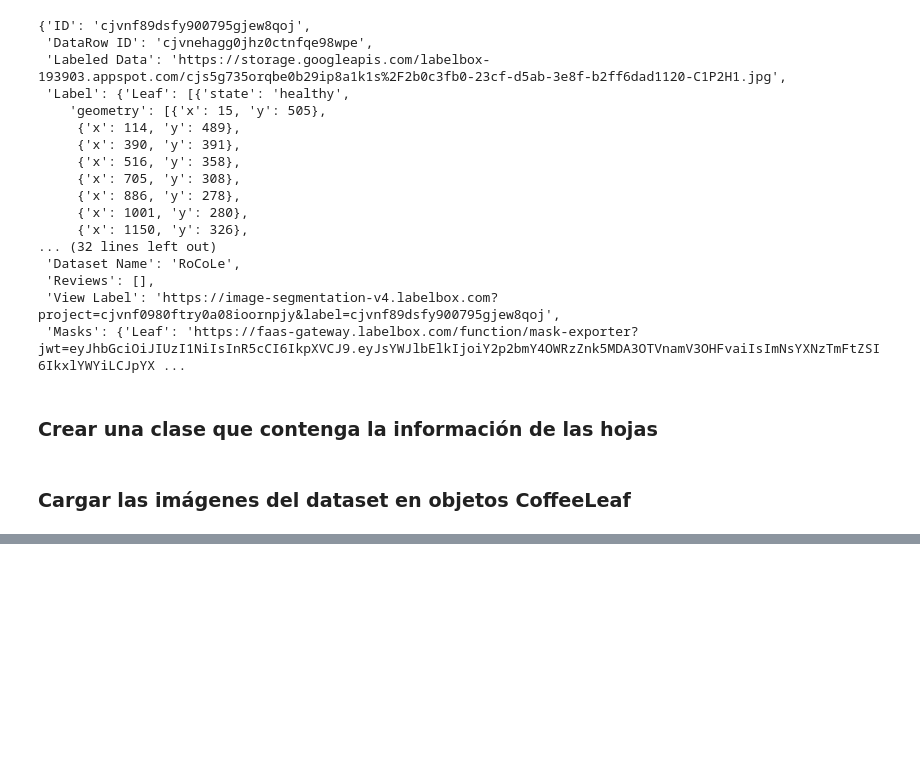
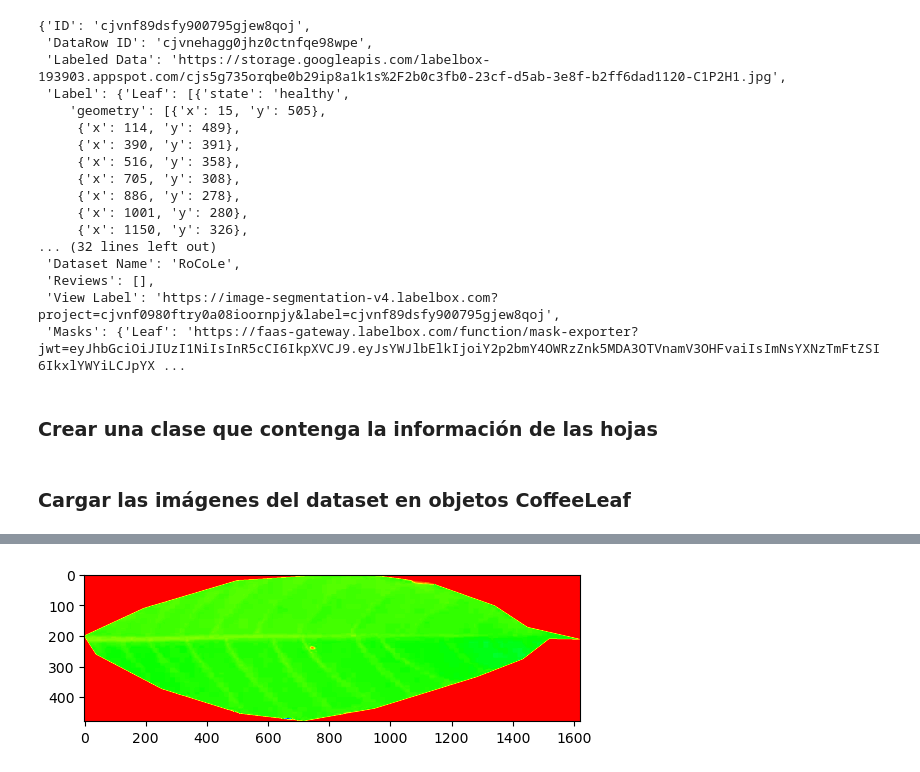
Before and after one commit to LindermanDgz/coffee-leaves-classification, a Jupyter notebook: coffee-leaves-classification.ipynb, the cells around one changed output, grey strips where cells are left out. Cells and saved outputs as stored; diff of their text form; code cells hidden in the pictures; blank space fills up the shorter version.

```diff
--- a/coffee-leaves-classification.ipynb
+++ b/coffee-leaves-classification.ipynb
@@ -218,0 +220,7 @@ coffee_leaf.area
+# %%
+ret = cv.bitwise_and(coffee_leaf.roi_hsv[:,:,0], coffee_leaf.mask)
+# %%
+plt.imshow(ret, cmap='hsv')
+plt.show()
+# %% [output]
+[figure, added]
```
Also changed, not shown: parts of 12 cells of this notebook.
